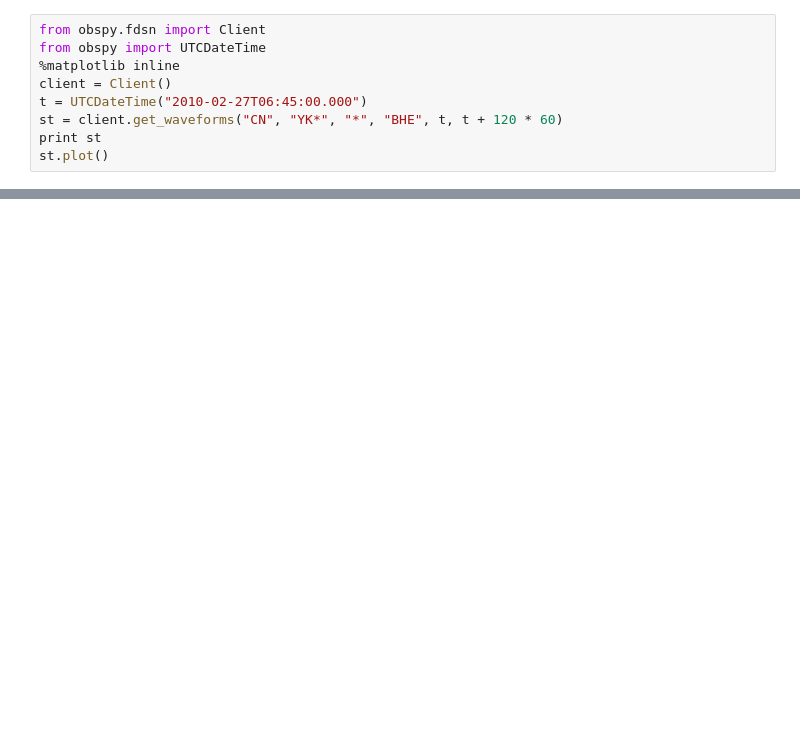
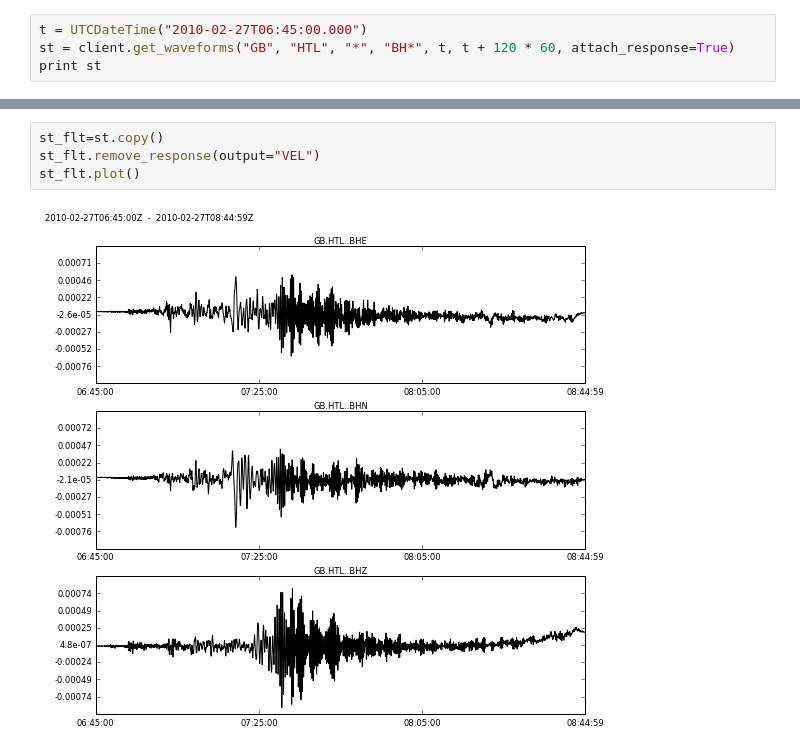
Before and after one commit to AntonyButcher/Data_call, a Jupyter notebook: Data_fdsn.ipynb, the cells around one changed output, grey strips where cells are left out. Cells and saved outputs as stored; diff of their text form; blank space fills up the shorter version.

```diff
--- a/Data_fdsn.ipynb
+++ b/Data_fdsn.ipynb
@@ -1,10 +27,5 @@
 # %%
-from obspy.fdsn import Client
-from obspy import UTCDateTime
-%matplotlib inline
-client = Client()
 t = UTCDateTime("2010-02-27T06:45:00.000")
-st = client.get_waveforms("CN", "YK*", "*", "BHE", t, t + 120 * 60)
+st = client.get_waveforms("GB", "HTL", "*", "BH*", t, t + 120 * 60, attach_response=True)
 print st
-st.plot()
 # %% [output]
@@ -13,0 +42,6 @@ CN.YKW3..BHE | 2010-02-27T06:45:00.000000Z - 2010-02-27T08:45:00.000000Z | 20.0
+# %%
+st_flt=st.copy()
+st_flt.remove_response(output="VEL")
+st_flt.plot()
+# %% [output]
+[figure, added]
```
Also changed, not shown: parts of 11 cells of this notebook, 3 other files.
